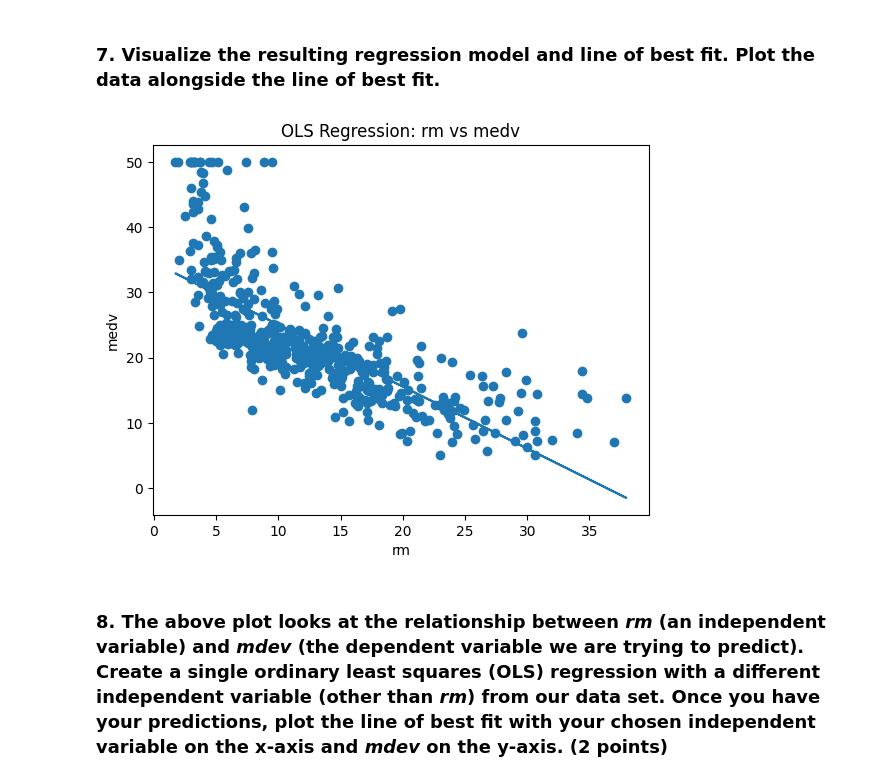
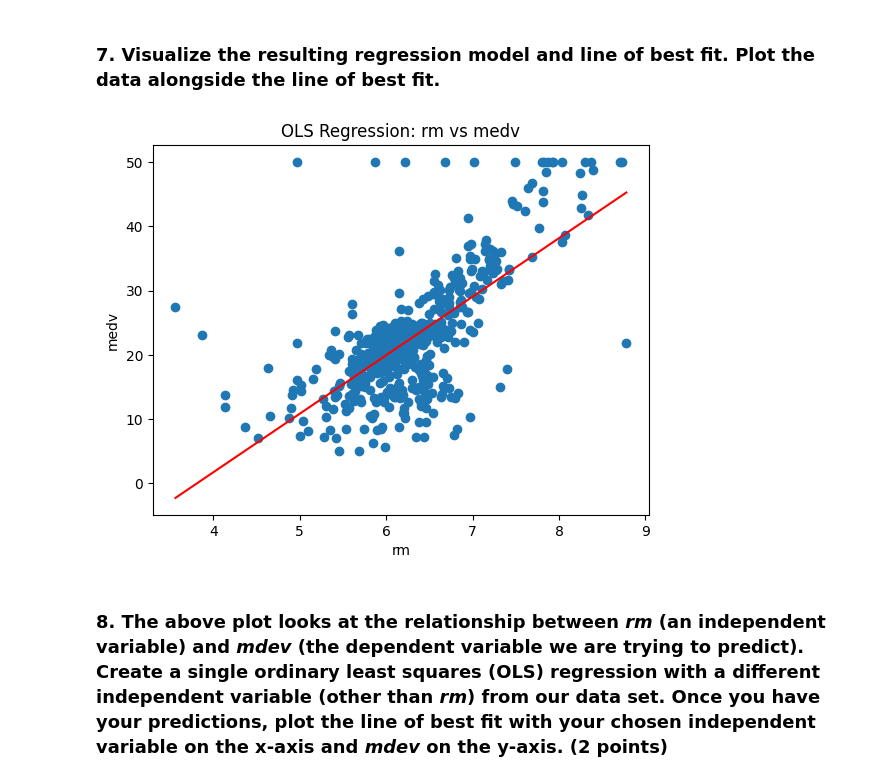
Before and after one commit to james-torgerson/DS_3025_project_2, a Jupyter notebook: project2_studentcopy.ipynb, the cells around one changed output. Drawn from its saved outputs; the diff is of its cells as text; code cells hidden in the pictures.

Commit message:
minor graph changes + update 4b

```diff
--- a/project2_studentcopy.ipynb
+++ b/project2_studentcopy.ipynb
@@ -384,21 +360,24 @@ print(SSE)
 # %%
 # Scatter plot of the data
 plt.scatter(x, y)
 
 # Predicted values from the regression
-y_hat = betas[0] + betas[1] * x
+rm_vals = np.linspace(X[:, 1].min(), X[:, 1].max(), num=1000)
+    # same as in lab (4), we use linspace() to create a continuous range of inputs to more easily plot our regression line
+    # also, because we standardized our data, we need to transform it back to use for plotting, and the linspace() function makes that easier
+y_hat = betas[0] + betas[1] * rm_vals
 
 # Plot regression line
-plt.plot(x, y_hat)
+plt.plot((rm_vals * np.std(x)) + np.mean(x), y_hat,'r')
 
 # Labels
 plt.xlabel("rm")
 plt.ylabel("medv")
 plt.title("OLS Regression: rm vs medv")
 
 plt.show()
 # %% [output]
-[figure, old version]
+[figure, new version]
 # %% [markdown]
 ### 8. The above plot looks at the relationship between *rm* (an independent variable) and *mdev* (the dependent variable we are trying to predict). Create a single ordinary least squares (OLS) regression with a different independent variable (other than *rm*) from our data set. Once you have your predictions, plot the line of best fit with your chosen independent variable on the x-axis and *mdev* on the y-axis. **(2 points)**
 # %%
```
Also changed, not shown: parts of 9 cells of this notebook.
